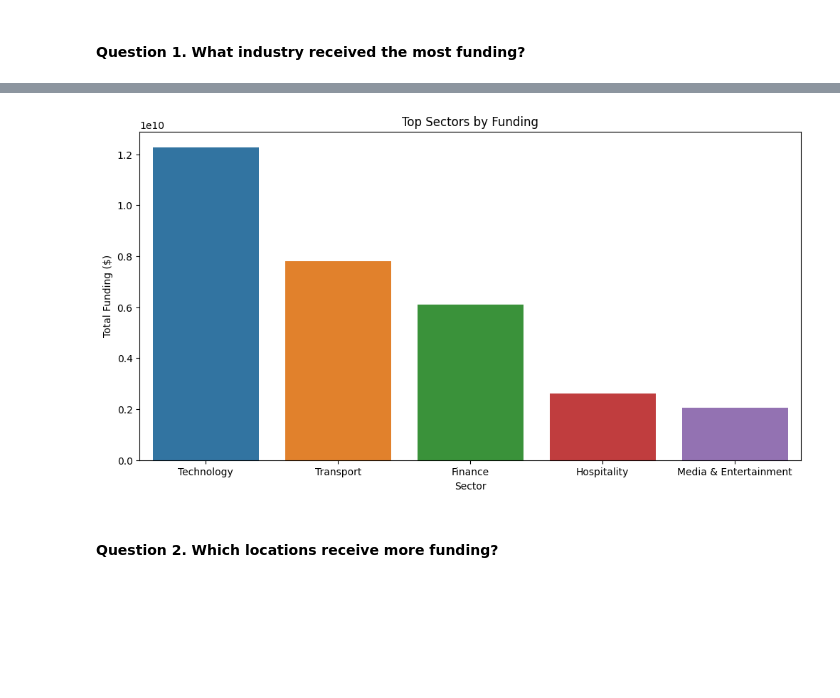
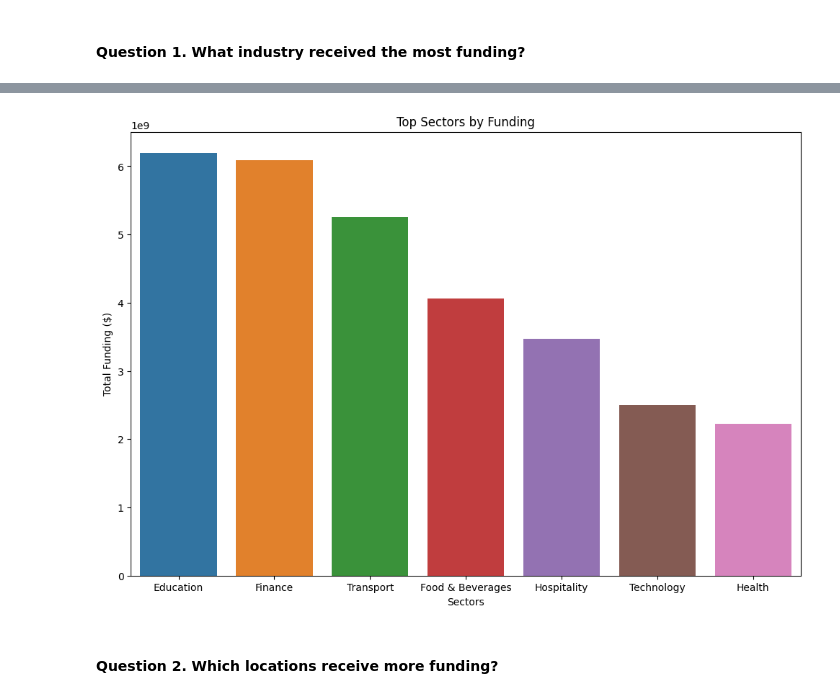
Before and after one commit to coderacheal/Indian-Startup-Ecosystem-Analysis, a Jupyter notebook: indian-startup.ipynb, the cells around one changed output, grey strips where cells are left out. Cells and saved outputs as stored; diff of their text form; code cells hidden in the pictures; blank space fills up the shorter version.

Commit message:
Add graphs to project

```diff
--- a/indian-startup.ipynb
+++ b/indian-startup.ipynb
@@ -460,30 +460,24 @@ def sector_redistribution(sector):
                  'trading|wealth|insurance|insurance|remittance|money|wealth|equity|investment|mortgage|'
                  'nft|payments', sector):
         return 'Finance'
-    elif re.search('automotive|air transport|transport|logistics|vehicle|transportation|delivery|'
-                   'aviation|vehicles|tyre|fleet|wheels|aero|mobility|aeorspace|wl & rac protection|'
-                   'micro-mobiity', sector):
+    elif re.search(r'automotive|air transport|transport|logistics|vehicle|transportation|'
+                   r'aviation|vehicles|tyre|fleet|wheels|aero|mobility|aeorspace|wl & rac protection|'
+                   r'micro-mobiity', sector):
         return 'Transport'
-    elif re.search('clean energy|energy|oil &|oil|solar|electricity|environment', sector):
+    elif re.search(r'clean energy|energy|boil &|\boil\b|solar|electricity|environment', sector):
         return 'Energy'
     elif re.search(r'analytics|consulting|human|career|\berp\b|advertising|advertisement|market research|'
                    r'business|entrepre|recruit|hr|working|sultancy|advisory|work|job|management|skill|legal|'
                    r'crm|specific domain to individuals', sector):
         return 'Business Intelligence'
-    elif re.search(r'intelligence|tech|cloud|artificial|data|internet|things|apps|android|software|'
-                   r'computer|mobile|3d printing|funding platform|applications|file|embedded systems|'
-                   r'online portals|fraud detection|search engine|nanotechnology|security|saas|it company|'
-                   r'augmented reality|platform|drone|ar startup|aas|app|online|/|virtual|it startup|'
-                   r'photonics|e tailor|\bai\b|ai & debt|ai company|ai chatbot|iot startup|ai startup|\biot\b',sector):
-        return 'Technology'
     elif re.search('beauty|cosmetic|skincare|fashion|wear|cosmetics|textiles|eye|jewellery|cloth', sector):
         return 'Beauty & Fashion'
     elif re.search('decor|fitness|training|wellness|personal care|deisgn|craft|design|podcast|'
                    'lifestyle|spiritual|matrimony|living|cultural', sector):
         return 'LifeStyle'
-    elif re.search('edutech|education|learn|children|child|collaboration|edtech', sector):
+    elif re.search('edutech|education|learn|children|child|edtech', sector):
         return 'Education'
-    elif re.search('beverage|catering|cook|food', sector):
+    elif re.search(r'beverage|catering|cook|food|restaurants', sector):
         return 'Food & Beverages'
     elif re.search('sports|esports|game|ball|player|manchester', sector):
         return 'Sports'
@@ -492,7 +486,7 @@ def sector_redistribution(sector):
     elif re.search('2|trade|enterpise|commerce|business|commercial|consumer goods|Marketplace|'
                    'business consumer|marketing|retail|market|store|furniture|wholesale|wine & spirits|'
                    'multinational|e-|packaging|sales|tplace|warehouse|fm|product|merchandise|reatil|'
-                   'conglomerates ', sector):
+                   'conglomerates|invoice discounting|supply chain', sector):
         return 'Commerce'
     elif re.search('dental|health|health insurance|medic|supplement|biopharma|veterinary|'
                    'pharma|heathcare|nutrition|hygiene|care|sanitation|bio|cannabis|tobacco|sciences', sector):
@@ -513,6 +507,14 @@ def sector_redistribution(sector):
         return 'Real Estate'
     elif re.search('telecom|news|escrow|publication', sector):
         return 'Telecommunications'
+    elif re.search(r'artificial intelligence|tech|cloud|artificial|data|internet|things|apps|android|software|'
+                r'computer|mobile|3d printing|funding platform|applications|file|embedded systems|'
+                r'portals|fraud detection|search engine|nanotechnology|security|saas|\bit company\b|'
+                r'augmented reality|drone|ar startup|]\baas\b|app|/|virtual|it startup|'
+                r'photonics|e tailor|\bai\b|ai & debt|ai company|ai chatbot|iot startup|ai startup|\biot\b|'
+                r'\bsocial platform\b|\bar platform\b|\bapi platform\b|\bmlops platform\b|online storytelling|'
+                r'\bdigital platform\b|paas startup|taas startup|digital assistant',sector):
+        return 'Technology'
     else:
         return sector
 
@@ -828,16 +828,16 @@ Data columns (total 9 columns):
 dtypes: int32(1), object(8)
 memory usage: 211.4+ KB
 # %%
-top_sectors = data[['Sector', 'Amount($)']].groupby('Sector').sum().sort_values(by='Amount($)', ascending=False).head()
+top_sectors = data[['Sector', 'Amount($)']].groupby('Sector').sum().sort_values(by='Amount($)', ascending=False).head(7)
 # %%
-plt.figure(figsize=(12, 6))
+plt.figure(figsize=(12, 8))
 sns.barplot(x=top_sectors.index, y='Amount($)', data=top_sectors)
 plt.title('Top Sectors by Funding')
-plt.xlabel('Sector')
+plt.xlabel('Sectors')
 plt.ylabel('Total Funding ($)')
 plt.show()
 # %% [output]
-[figure, old version]
+[figure, new version]
 # %% [markdown]
 #### Question 2. Which locations receive more funding?
 # %%
```
Also changed, not shown: parts of 11 cells of this notebook.
